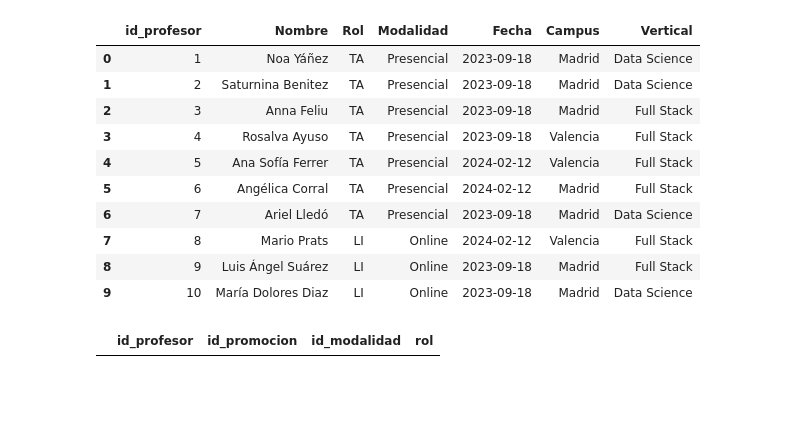
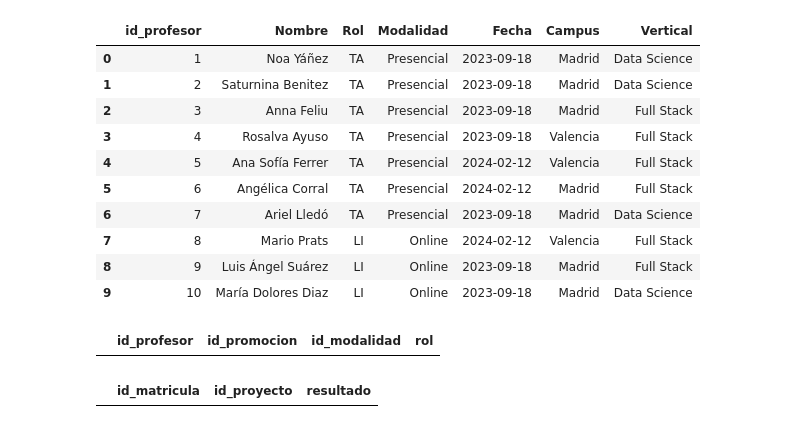
Before and after one commit to bgranda/Proyecto-SQL, a Jupyter notebook: src/promociones.ipynb, the cells around one changed output. Cells and saved outputs as stored; diff of their text form; code cells hidden in the pictures; blank space fills up the shorter version.

```diff
--- a/src/promociones.ipynb
+++ b/src/promociones.ipynb
@@ -266,3 +266,37 @@ with engine.begin() as conn:
 
         SELECT id_profesor, id_promocion, id_modalidad, rol FROM profesor_promocion
     """))
+# %%
+sql_query("""
+    SELECT m.id_matricula, pj.id_proyecto, f.resultado
+    FROM (
+        SELECT a.id_alumno,
+               REPLACE(REPLACE(s."Proyecto", 'Proyecto_', ''), 'FullSatck', 'FullStack') AS nombre_proyecto,
+               s."Resultado" AS resultado,
+               s."Fecha"     AS fecha,
+               s."Campus"    AS campus,
+               s."Vertical"  AS vertical
+        FROM stg_resultados s
+        JOIN alumnos a
+        ON s."Email" = a.email
+    ) AS f
+    JOIN campus c
+    ON f.campus = c.nombre_campus
+    JOIN verticales v
+    ON f.vertical = v.nombre_vertical
+    JOIN promociones p
+    ON p.fecha_comienzo = f.fecha
+    AND p.id_campus = c.id_campus
+    AND p.id_vertical = v.id_vertical
+    JOIN matriculas m
+    ON m.id_alumno = f.id_alumno
+    AND m.id_promocion = p.id_promocion
+    JOIN proyectos pj
+    ON pj.nombre_proyecto = f.nombre_proyecto
+    AND pj.id_vertical = v.id_vertical
+    EXCEPT
+
+    SELECT id_matricula, id_proyecto, resultado FROM alumno_proyecto
+""")
+# %% [output]
+|  | id_matricula | id_proyecto | resultado |
```
Also changed, not shown: parts of 1 cell of this notebook, 5 other files.
